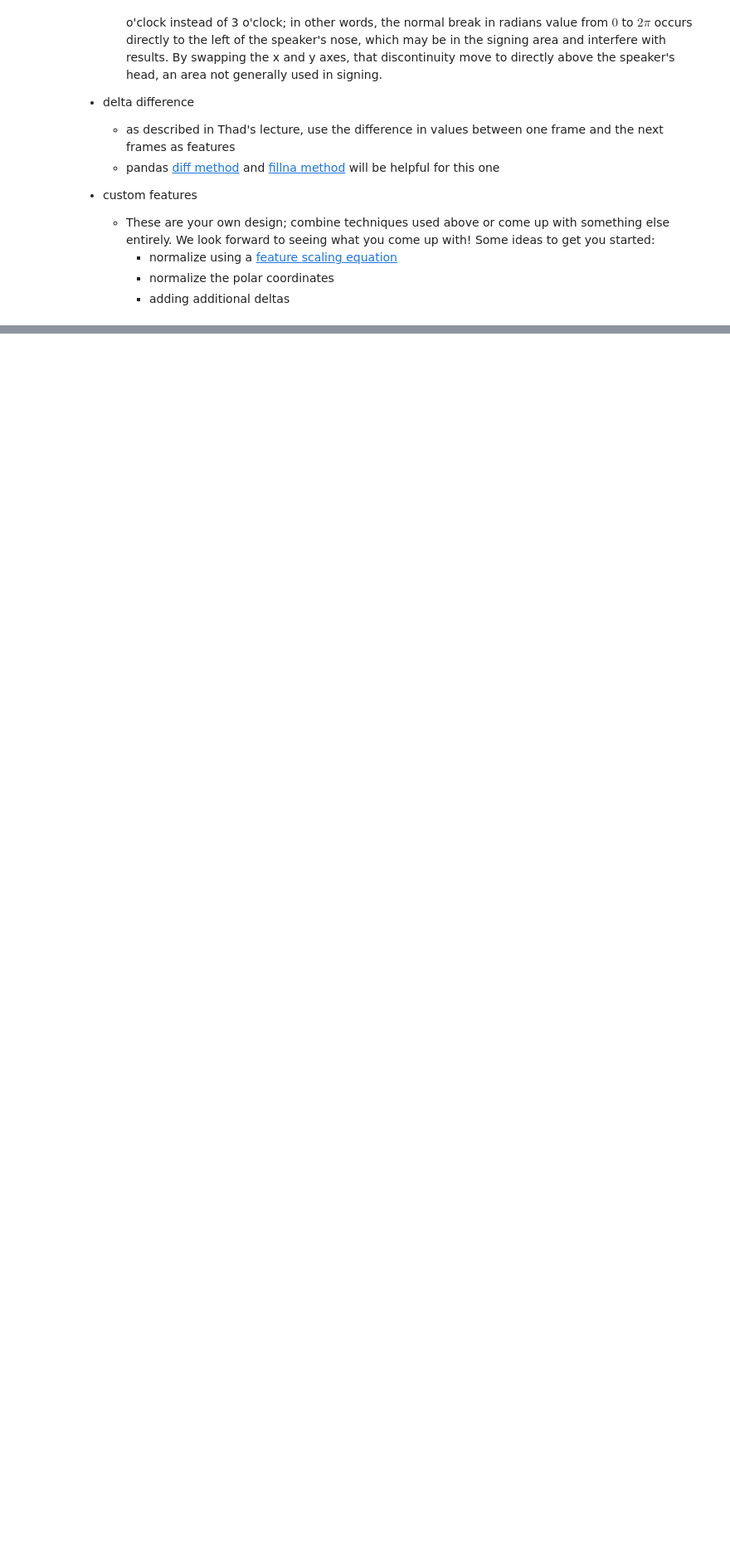
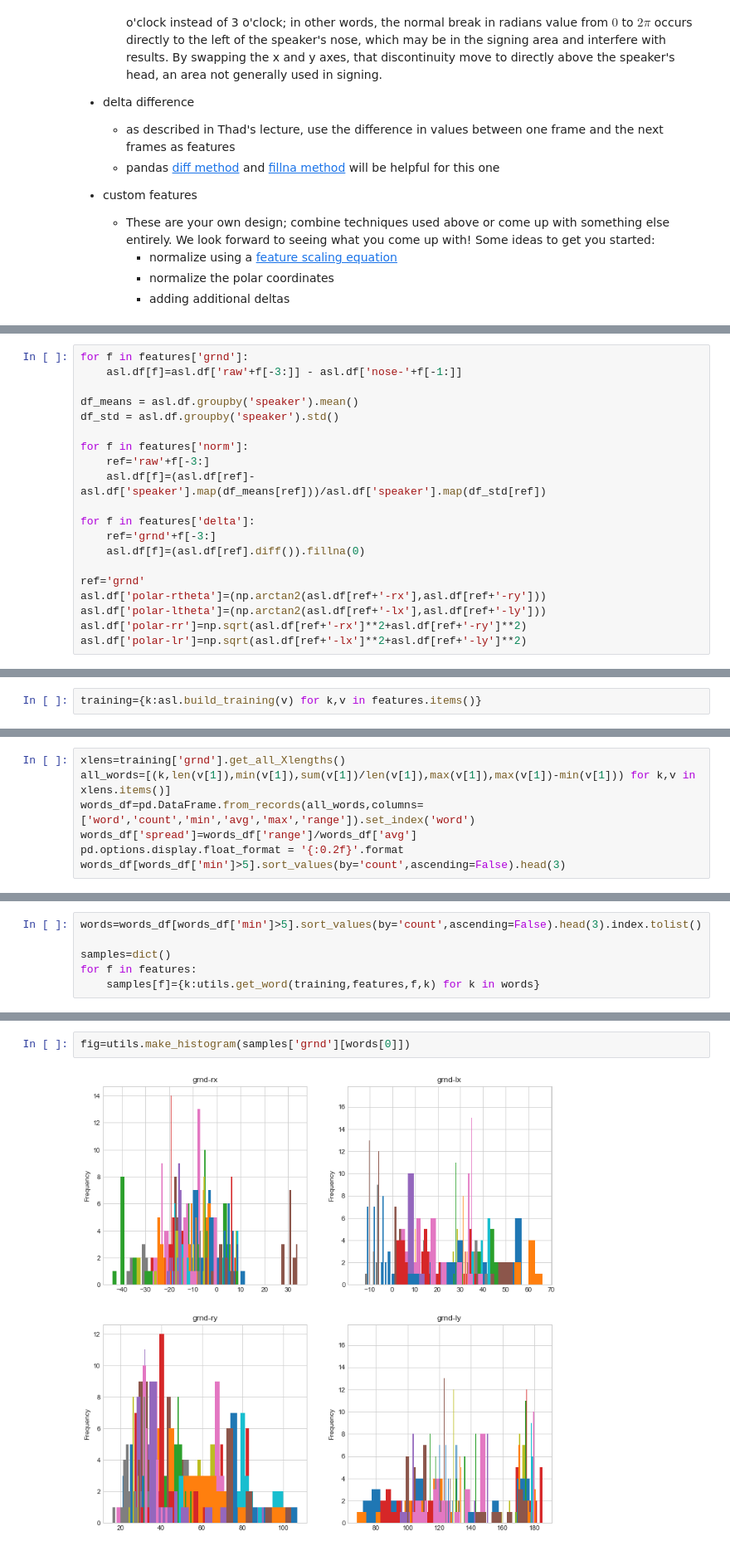
Before and after one commit to markovchainsmoker/AIND-Recognizer, a Jupyter notebook: asl_recognizer.ipynb, the cells around one changed output, grey strips where cells are left out. Shown at 83% size. Saved outputs shown, nothing was run; the diff lists cells and outputs as text; blank space fills up the shorter version.

Commit message:
moar graphs

```diff
--- a/asl_recognizer.ipynb
+++ b/asl_recognizer.ipynb
@@ -258,0 +167,20 @@ fig_kde=make_kde(,figsize=(12,12))
+# %%
+for f in features['grnd']:
+    asl.df[f]=asl.df['raw'+f[-3:]] - asl.df['nose-'+f[-1:]]
+
+df_means = asl.df.groupby('speaker').mean()
+df_std = asl.df.groupby('speaker').std()
+
+for f in features['norm']:
+    ref='raw'+f[-3:]
+    asl.df[f]=(asl.df[ref]-asl.df['speaker'].map(df_means[ref]))/asl.df['speaker'].map(df_std[ref])
+
+for f in features['delta']:
+    ref='grnd'+f[-3:]
+    asl.df[f]=(asl.df[ref].diff()).fillna(0)
+
+ref='grnd'
+asl.df['polar-rtheta']=(np.arctan2(asl.df[ref+'-rx'],asl.df[ref+'-ry']))
+asl.df['polar-ltheta']=(np.arctan2(asl.df[ref+'-lx'],asl.df[ref+'-ly']))
+asl.df['polar-rr']=np.sqrt(asl.df[ref+'-rx']**2+asl.df[ref+'-ry']**2)
+asl.df['polar-lr']=np.sqrt(asl.df[ref+'-lx']**2+asl.df[ref+'-ly']**2)
@@ -258,0 +189,2 @@ fig_kde=make_kde(,figsize=(12,12))
+# %%
+training={k:asl.build_training(v) for k,v in features.items()}
@@ -258,0 +207,7 @@ fig_kde=make_kde(,figsize=(12,12))
+# %%
+xlens=training['grnd'].get_all_Xlengths()
+all_words=[(k,len(v[1]),min(v[1]),sum(v[1])/len(v[1]),max(v[1]),max(v[1])-min(v[1])) for k,v in xlens.items()]
+words_df=pd.DataFrame.from_records(all_words,columns=['word','count','min','avg','max','range']).set_index('word')
+words_df['spread']=words_df['range']/words_df['avg']
+pd.options.display.float_format = '{:0.2f}'.format
+words_df[words_df['min']>5].sort_values(by='count',ascending=False).head(3)
@@ -258,0 +220,6 @@ fig_kde=make_kde(,figsize=(12,12))
+# %%
+words=words_df[words_df['min']>5].sort_values(by='count',ascending=False).head(3).index.tolist()
+
+samples=dict()
+for f in features:
+    samples[f]={k:utils.get_word(training,features,f,k) for k in words}
@@ -258,0 +248,4 @@ fig_kde=make_kde(,figsize=(12,12))
+# %%
+fig=utils.make_histogram(samples['grnd'][words[0]])
+# %% [output]
+[figure, added]
```
Also changed, not shown: parts of 49 cells of this notebook.
